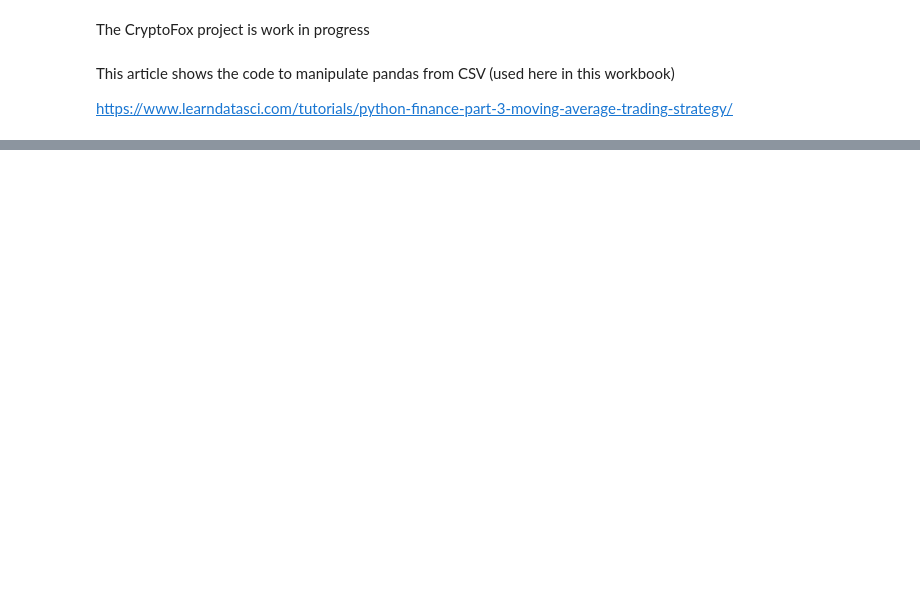
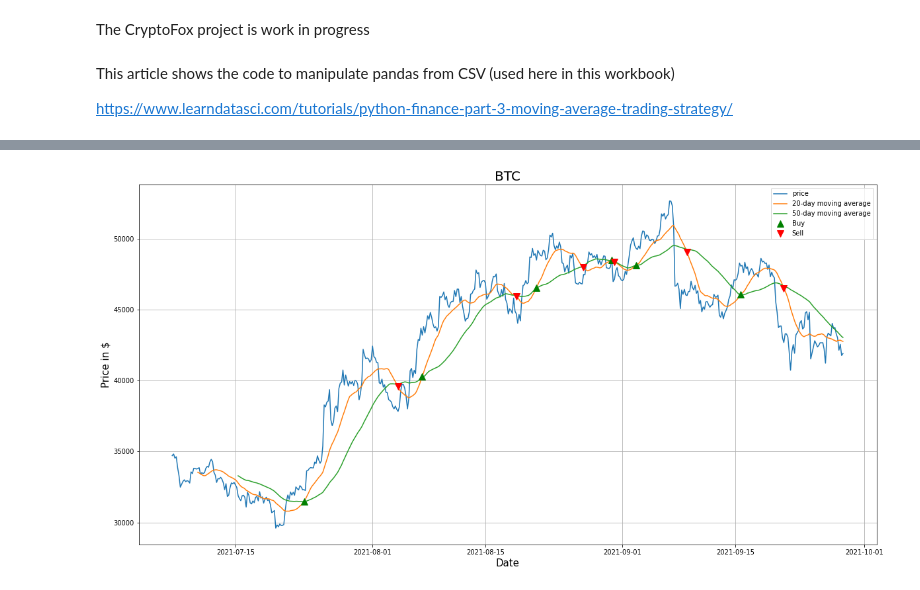
Before and after one commit to georgasj/cryptofox, a Jupyter notebook: cryptoFox.ipynb, the cells around one changed output, grey strips where cells are left out. Saved outputs shown, nothing was run; the diff lists cells and outputs as text; code cells hidden in the pictures; blank space fills up the shorter version.

```diff
--- a/cryptoFox.ipynb
+++ b/cryptoFox.ipynb
@@ -178,0 +101,4 @@ Features to predict price of crypto:
+# %%
+prices = [data[4] for data in ohlcv]
+# data[4] is the closing price as returned by CCXT
+# this location is standardized across exchanges by CCXT
@@ -178,0 +270,3 @@ Features to predict price of crypto:
+# %%
+data_df["Position"] = data_df['Signal'].diff() #DataFrame
+print(data_df)
@@ -178,0 +310,8 @@ Features to predict price of crypto:
+# %%
+# creating one table with all data
+short_rolling_df = pd.DataFrame(short_rolling, columns = ['SMA20'])
+long_rolling_df = pd.DataFrame(long_rolling, columns = ['SMA50'])
+
+
+result = pd.concat([data_df, short_rolling_df, long_rolling_df], axis=1, join='outer')
+print(result)
@@ -178,0 +336,25 @@ Features to predict price of crypto:
+# %%
+import matplotlib.pyplot as plt
+
+plt.figure(figsize = (20,10))
+# plot price, short-term and long-term moving averages
+# The label parameter is useful for the legend
+plt.plot(result.index, result['Price'], label='price')
+plt.plot(result.index, result['SMA20'], label='20-day moving average')
+plt.plot(result.index, result['SMA50'], label='50-day moving average')
+
+# plot ‘buy’ signals
+plt.plot(result[result["Position"] == 1.0].index, result["SMA20"][result["Position"] == 1.0], "^", markersize = 10, color = "g", label = "Buy")
+
+# plot ‘sell’ signals
+plt.plot(result[result['Position'] == -1].index, result['SMA20'][result['Position'] == -1], 'v', markersize = 10, color = 'r', label = 'Sell')
+
+plt.ylabel('Price in $', fontsize = 15 )
+plt.xlabel('Date', fontsize = 15 )
+plt.title('BTC', fontsize = 20)
+
+plt.legend()
+plt.grid()
+plt.show()
+# %% [output]
+[figure, added]
```
Also changed, not shown: parts of 53 cells of this notebook.
